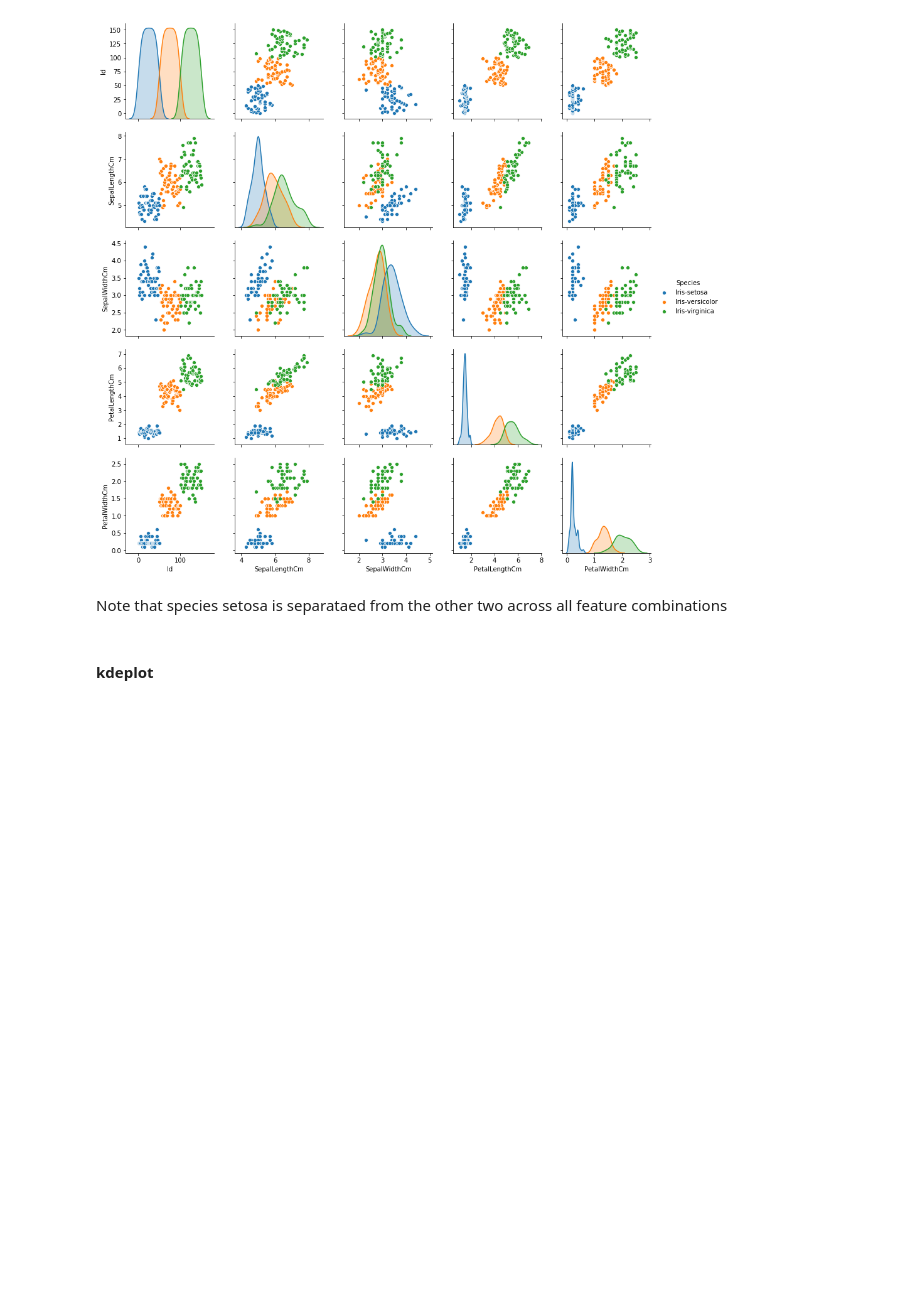
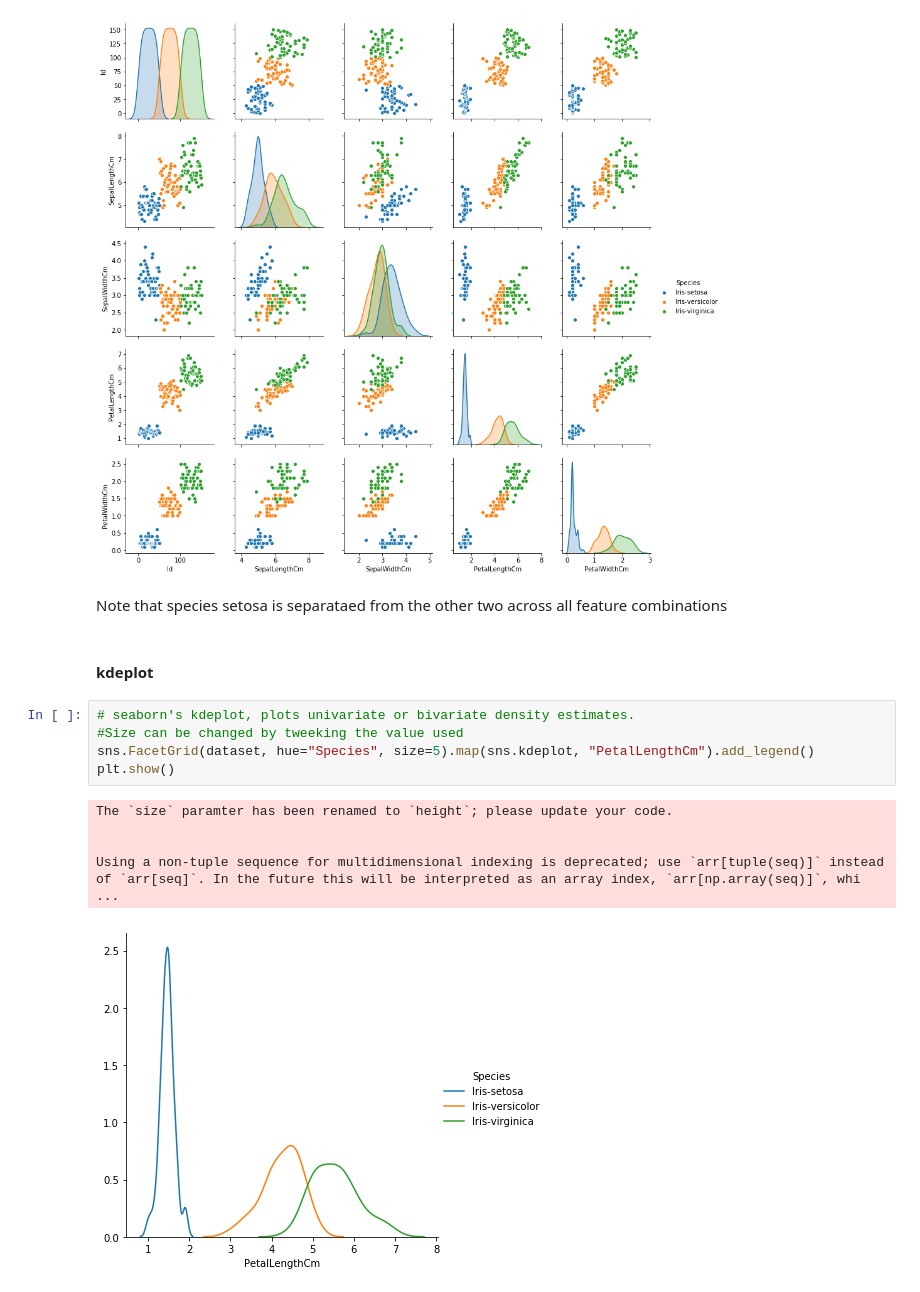
Before and after one commit to muokicaleb/Data_Science_Projects, a Jupyter notebook: 20_ML_Algorithms_for_Iris_Dataset/20_ml_algorithms.ipynb, the cells around one changed output. Saved outputs shown, nothing was run; the diff lists cells and outputs as text; blank space fills up the shorter version.

```diff
--- a/20_ML_Algorithms_for_Iris_Dataset/20_ml_algorithms.ipynb
+++ b/20_ML_Algorithms_for_Iris_Dataset/20_ml_algorithms.ipynb
@@ -181,3 +181,14 @@ Using a non-tuple sequence for multidimensional indexing is deprecated; use `arr
 Note that species setosa is separataed from the other two across all feature combinations
 # %% [markdown]
 <h4>kdeplot</h4>
+# %%
+# seaborn's kdeplot, plots univariate or bivariate density estimates.
+#Size can be changed by tweeking the value used
+sns.FacetGrid(dataset, hue="Species", size=5).map(sns.kdeplot, "PetalLengthCm").add_legend()
+plt.show()
+# %% [output]
+The `size` paramter has been renamed to `height`; please update your code.
+
+
+Using a non-tuple sequence for multidimensional indexing is deprecated; use `arr[tuple(seq)]` instead of `arr[seq]`. In the future this will be interpreted as an array index, `arr[np.array(seq)]`, whi ...
+[figure, added]
```
Also changed, not shown: parts of 3 cells of this notebook.
